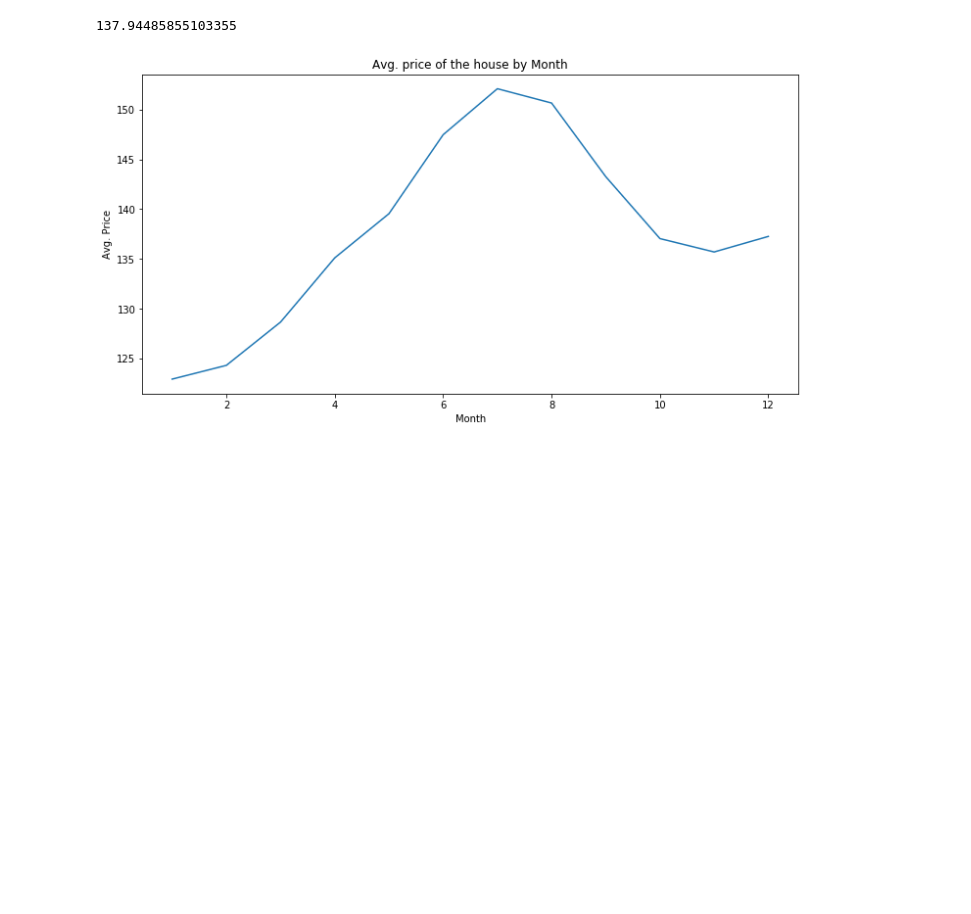
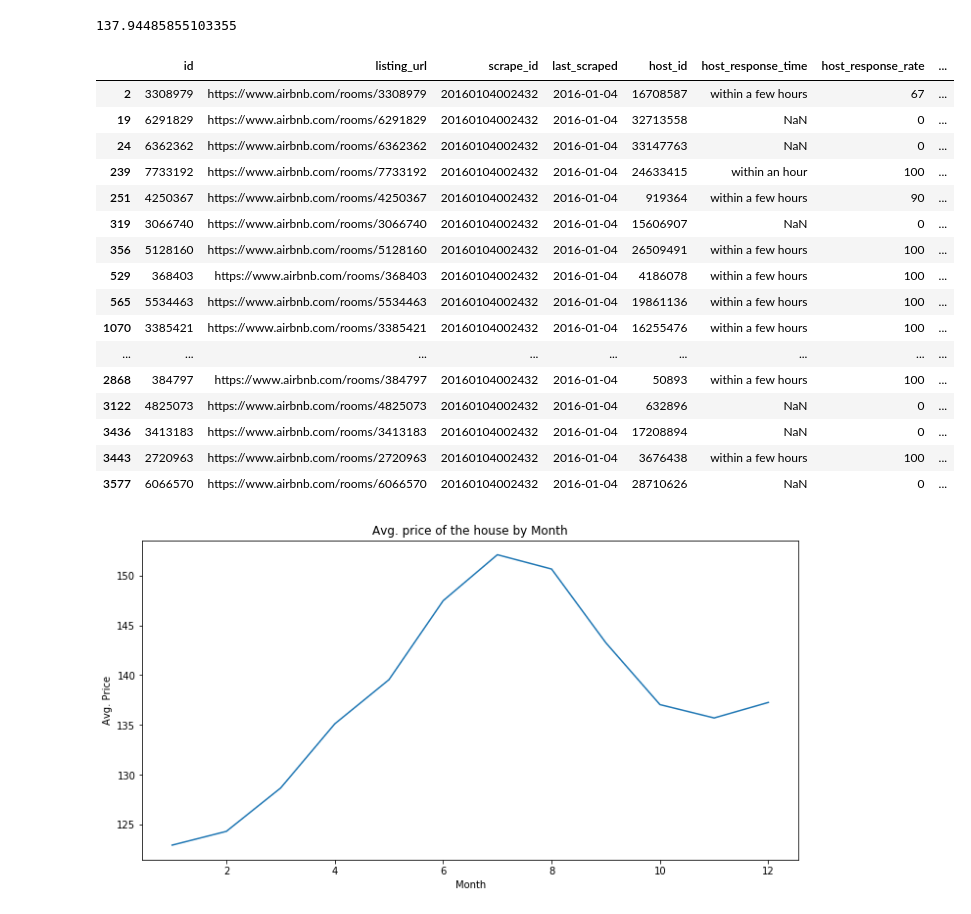
Before and after one commit to ArushiC/Seattle-Airbnb, a Jupyter notebook: Seattle AirBnB Open Data.ipynb, the cells around one changed output. Drawn from its saved outputs; the diff is of its cells as text; code cells hidden in the pictures; blank space fills up the shorter version.

```diff
--- a/Seattle AirBnB Open Data.ipynb
+++ b/Seattle AirBnB Open Data.ipynb
@@ -410,6 +410,27 @@ plt.hist(cal['price'], bins=bins);
 cal.price.mean()
 # %% [output]
 137.94485855103355
+# %%
+# Check the houses that are very expensive
+lis[lis['price']>500]
+# %% [output]
+|  | id | listing_url | scrape_id | last_scraped | host_id | host_response_time | host_response_rate | ... |
+| 2 | 3308979 | https://www.airbnb.com/rooms/3308979 | 20160104002432 | 2016-01-04 | 16708587 | within a few hours | 67 | ... |
+| 19 | 6291829 | https://www.airbnb.com/rooms/6291829 | 20160104002432 | 2016-01-04 | 32713558 | NaN | 0 | ... |
+| 24 | 6362362 | https://www.airbnb.com/rooms/6362362 | 20160104002432 | 2016-01-04 | 33147763 | NaN | 0 | ... |
+| 239 | 7733192 | https://www.airbnb.com/rooms/7733192 | 20160104002432 | 2016-01-04 | 24633415 | within an hour | 100 | ... |
+| 251 | 4250367 | https://www.airbnb.com/rooms/4250367 | 20160104002432 | 2016-01-04 | 919364 | within a few hours | 90 | ... |
+| 319 | 3066740 | https://www.airbnb.com/rooms/3066740 | 20160104002432 | 2016-01-04 | 15606907 | NaN | 0 | ... |
+| 356 | 5128160 | https://www.airbnb.com/rooms/5128160 | 20160104002432 | 2016-01-04 | 26509491 | within a few hours | 100 | ... |
+| 529 | 368403 | https://www.airbnb.com/rooms/368403 | 20160104002432 | 2016-01-04 | 4186078 | within a few hours | 100 | ... |
+| 565 | 5534463 | https://www.airbnb.com/rooms/5534463 | 20160104002432 | 2016-01-04 | 19861136 | within a few hours | 100 | ... |
+| 1070 | 3385421 | https://www.airbnb.com/rooms/3385421 | 20160104002432 | 2016-01-04 | 16255476 | within a few hours | 100 | ... |
+| ... | ... | ... | ... | ... | ... | ... | ... | ... |
+| 2868 | 384797 | https://www.airbnb.com/rooms/384797 | 20160104002432 | 2016-01-04 | 50893 | within a few hours | 100 | ... |
+| 3122 | 4825073 | https://www.airbnb.com/rooms/4825073 | 20160104002432 | 2016-01-04 | 632896 | NaN | 0 | ... |
+| 3436 | 3413183 | https://www.airbnb.com/rooms/3413183 | 20160104002432 | 2016-01-04 | 17208894 | NaN | 0 | ... |
+| 3443 | 2720963 | https://www.airbnb.com/rooms/2720963 | 20160104002432 | 2016-01-04 | 3676438 | within a few hours | 100 | ... |
+| 3577 | 6066570 | https://www.airbnb.com/rooms/6066570 | 20160104002432 | 2016-01-04 | 28710626 | NaN | 0 | ... |
 # %%
 # Calculate the average price per month
 mon_avg_price = cal.groupby('mon')['price'].mean()
```
Also changed, not shown: parts of 13 cells of this notebook.
